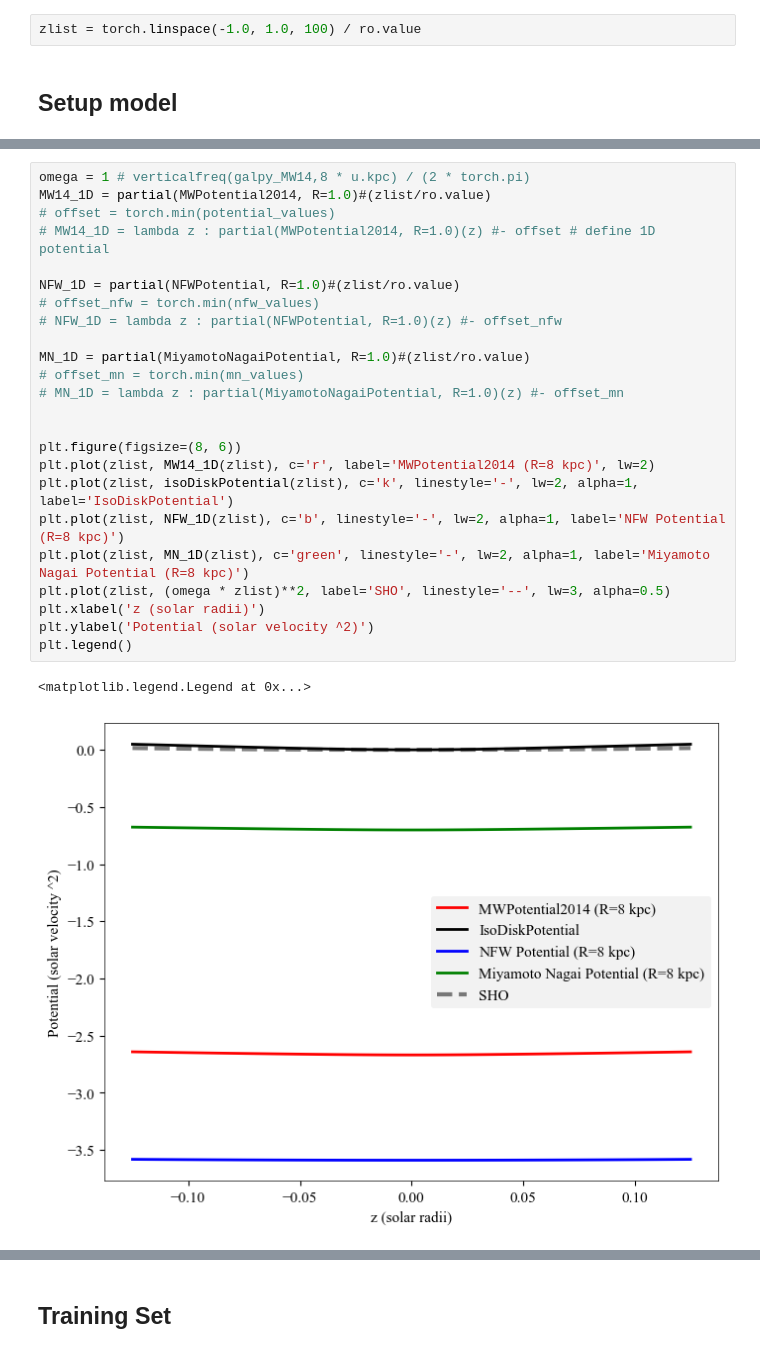
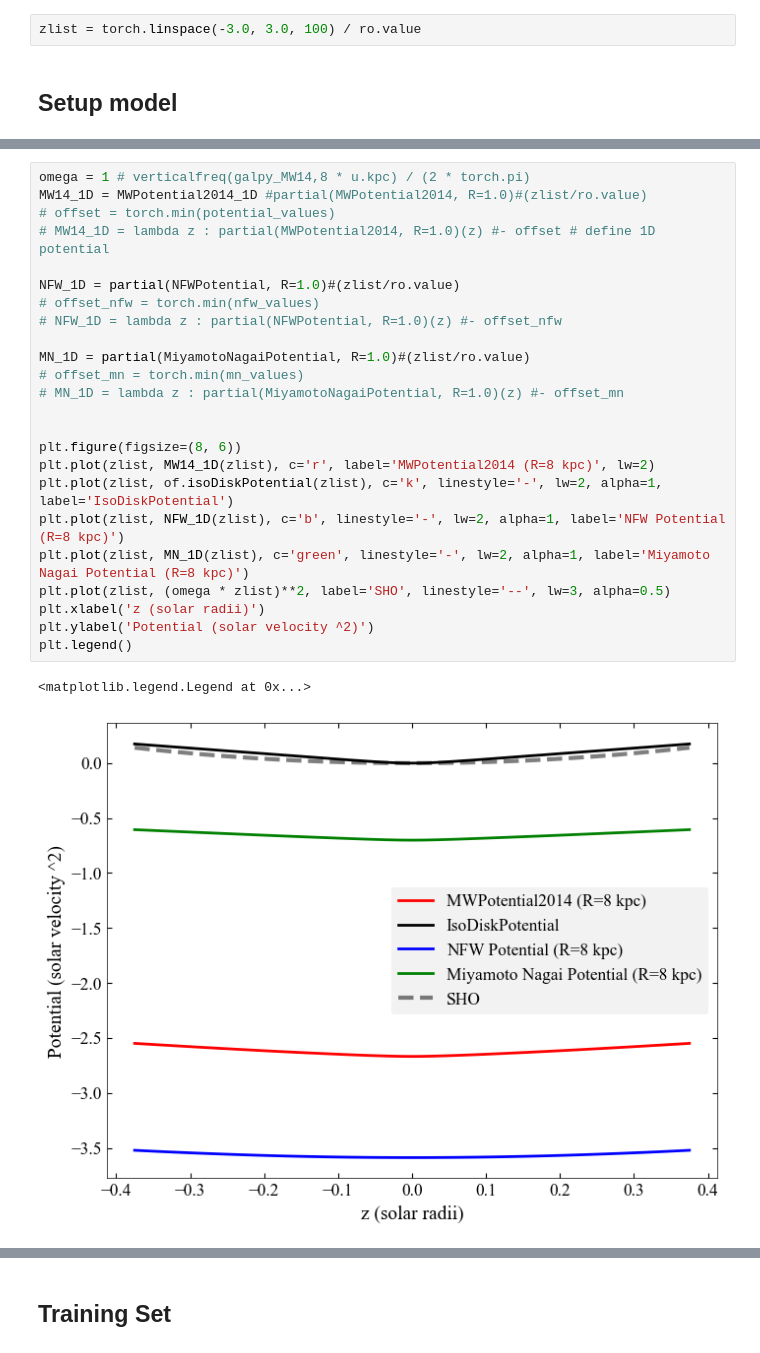
Before and after one commit to sgpfaff/orbitflows, a Jupyter notebook: realistic_exploration_1D/train_and_evaluate.ipynb, the cells around one changed output, grey strips where cells are left out. Drawn from its saved outputs; the diff is of its cells as text.

```diff
--- a/realistic_exploration_1D/train_and_evaluate.ipynb
+++ b/realistic_exploration_1D/train_and_evaluate.ipynb
@@ -25,6 +27,6 @@ from galpy.potential import vcirc, verticalfreq
 ro = 8.0 * u.kpc
 vo = 220.0 * u.km / u.s
 # %%
-zlist = torch.linspace(-1.0, 1.0, 100) / ro.value
+zlist = torch.linspace(-3.0, 3.0, 100) / ro.value
 # %% [markdown]
 ## Setup model
@@ -36,28 +33,28 @@ def isoDiskPotential(x, amp=1, sigma=0.1):
 # %%
 omega = 1 # verticalfreq(galpy_MW14,8 * u.kpc) / (2 * torch.pi)
-MW14_1D = partial(MWPotential2014, R=1.0)#(zlist/ro.value)
+MW14_1D = MWPotential2014_1D #partial(MWPotential2014, R=1.0)#(zlist/ro.value)
 # offset = torch.min(potential_values)
 # MW14_1D = lambda z : partial(MWPotential2014, R=1.0)(z) #- offset # define 1D potential
 
 NFW_1D = partial(NFWPotential, R=1.0)#(zlist/ro.value)
 # offset_nfw = torch.min(nfw_values)
 # NFW_1D = lambda z : partial(NFWPotential, R=1.0)(z) #- offset_nfw
 
 MN_1D = partial(MiyamotoNagaiPotential, R=1.0)#(zlist/ro.value)
 # offset_mn = torch.min(mn_values)
 # MN_1D = lambda z : partial(MiyamotoNagaiPotential, R=1.0)(z) #- offset_mn
 
 
 plt.figure(figsize=(8, 6))
 plt.plot(zlist, MW14_1D(zlist), c='r', label='MWPotential2014 (R=8 kpc)', lw=2)
-plt.plot(zlist, isoDiskPotential(zlist), c='k', linestyle='-', lw=2, alpha=1, label='IsoDiskPotential')
+plt.plot(zlist, of.isoDiskPotential(zlist), c='k', linestyle='-', lw=2, alpha=1, label='IsoDiskPotential')
 plt.plot(zlist, NFW_1D(zlist), c='b', linestyle='-', lw=2, alpha=1, label='NFW Potential (R=8 kpc)')
 plt.plot(zlist, MN_1D(zlist), c='green', linestyle='-', lw=2, alpha=1, label='Miyamoto Nagai Potential (R=8 kpc)')
 plt.plot(zlist, (omega * zlist)**2, label='SHO', linestyle='--', lw=3, alpha=0.5)
 plt.xlabel('z (solar radii)')
 plt.ylabel('Potential (solar velocity ^2)')
 plt.legend()
 # %% [output]
 <matplotlib.legend.Legend at 0x...>
-[figure, old version]
+[figure, new version]
 # %%
```
Also changed, not shown: parts of 57 cells of this notebook, 23 other files.
